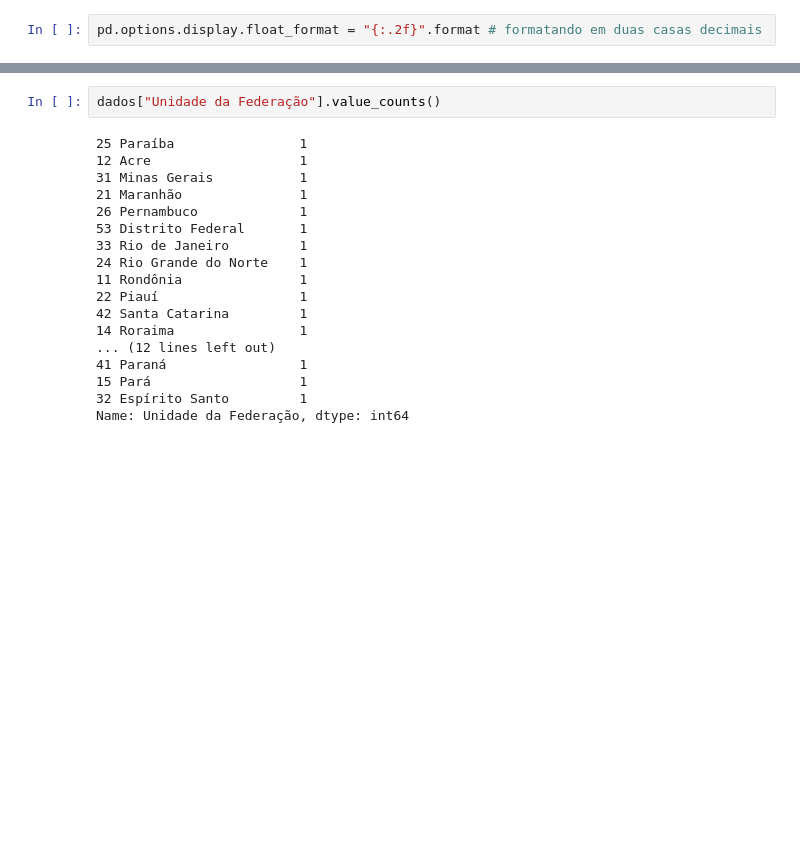
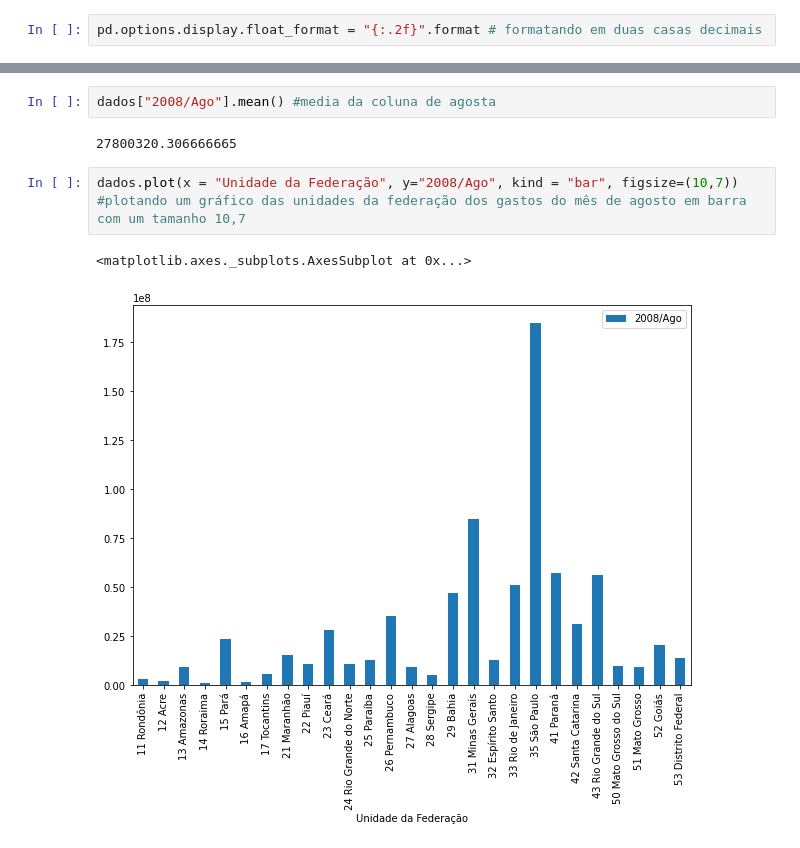
Before and after one commit to laugustovieira/BootCamp---Data-Science, a Jupyter notebook: BootCampDataScience.ipynb, the cells around one changed output, grey strips where cells are left out. Drawn from its saved outputs; the diff is of its cells as text; blank space fills up the shorter version.

```diff
--- a/BootCampDataScience.ipynb
+++ b/BootCampDataScience.ipynb
@@ -58,23 +58,13 @@ dados.mean() /# dados já formatados
 2020/Jul     54495511.57
 Total      5993731798.30
 Length: 151, dtype: float64
-# %%
-dados["Unidade da Federação"].value_counts()
-# %% [output]
-25 Paraíba                1
-12 Acre                   1
-31 Minas Gerais           1
-21 Maranhão               1
-26 Pernambuco             1
-53 Distrito Federal       1
-33 Rio de Janeiro         1
-24 Rio Grande do Norte    1
-11 Rondônia               1
-22 Piauí                  1
-42 Santa Catarina         1
-14 Roraima                1
-... (12 lines left out)
-41 Paraná                 1
-15 Pará                   1
-32 Espírito Santo         1
-Name: Unidade da Federação, dtype: int64
+# %%
+dados["2008/Ago"].mean() #media da coluna de agosta
+# %% [output]
+27800320.306666665
+# %%
+dados.plot(x = "Unidade da Federação", y="2008/Ago", kind = "bar", figsize=(10,7))
+#plotando um gráfico das unidades da federação dos gastos do mês de agosto em barra com um tamanho 10,7
+# %% [output]
+<matplotlib.axes._subplots.AxesSubplot at 0x...>
+[figure, added]
```
Also changed, not shown: parts of 8 cells of this notebook.
